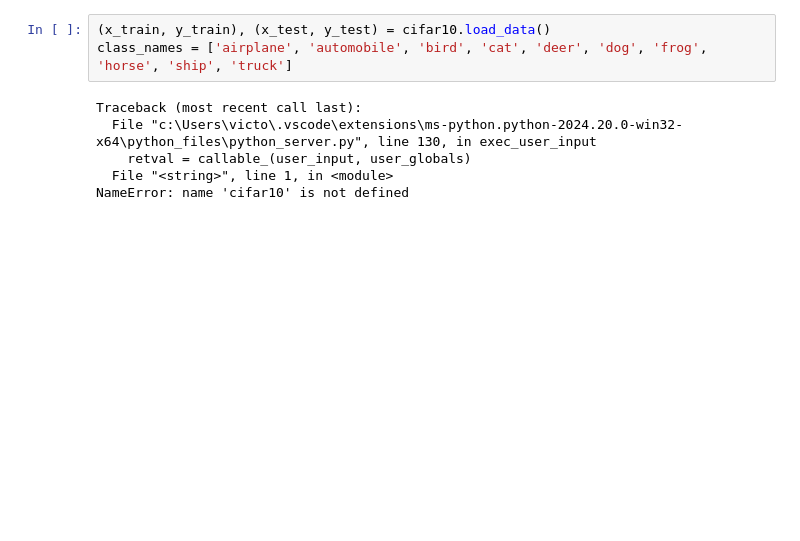
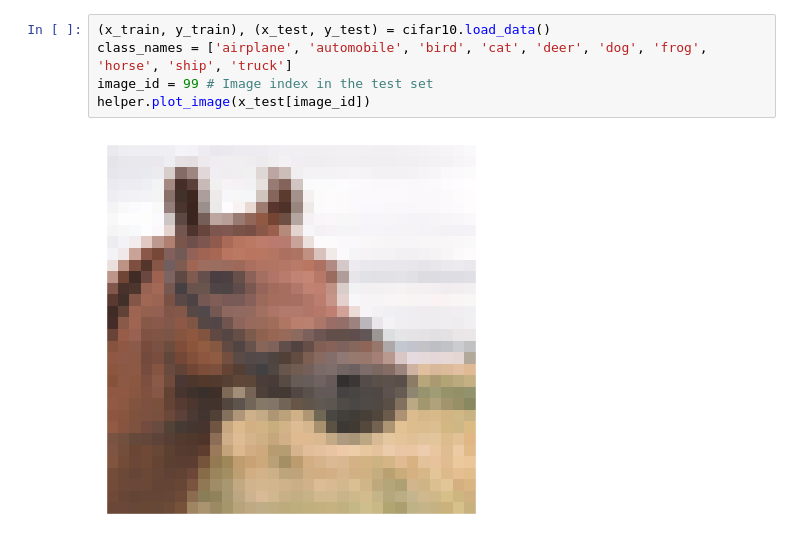
Before and after one commit to VictorAJM/onePixelAttack, a Jupyter notebook: onePixelAttack.ipynb, the cells around one changed output. Saved outputs shown, nothing was run; the diff lists cells and outputs as text; blank space fills up the shorter version.

```diff
--- a/onePixelAttack.ipynb
+++ b/onePixelAttack.ipynb
@@ -28,9 +26,7 @@ ModuleNotFoundError: No module named 'helper'
 # %%
 (x_train, y_train), (x_test, y_test) = cifar10.load_data()
 class_names = ['airplane', 'automobile', 'bird', 'cat', 'deer', 'dog', 'frog', 'horse', 'ship', 'truck']
+image_id = 99 # Image index in the test set
+helper.plot_image(x_test[image_id])
 # %% [output]
-Traceback (most recent call last):
-  File "c:\Users\victo\.vscode\extensions\ms-python.python-2024.20.0-win32-x64\python_files\python_server.py", line 130, in exec_user_input
-    retval = callable_(user_input, user_globals)
-  File "<string>", line 1, in <module>
-NameError: name 'cifar10' is not defined
+[figure, added]
```
Also changed, not shown: parts of 13 cells of this notebook, 5 other files.
